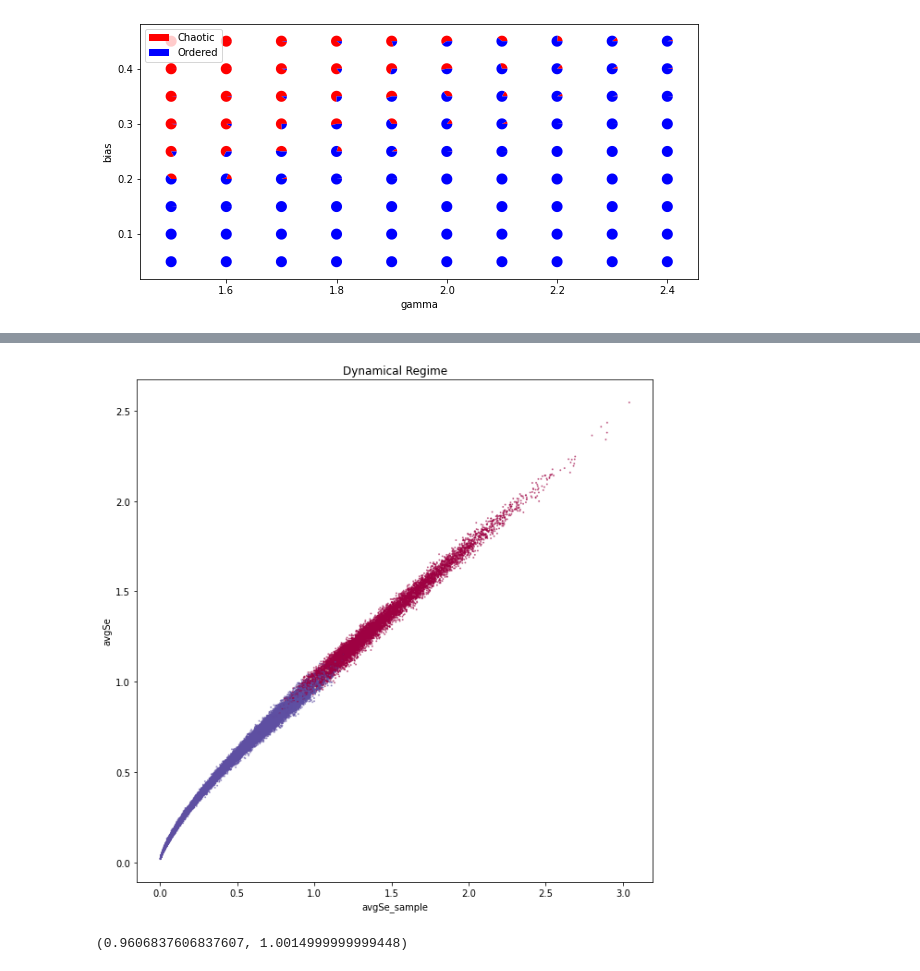
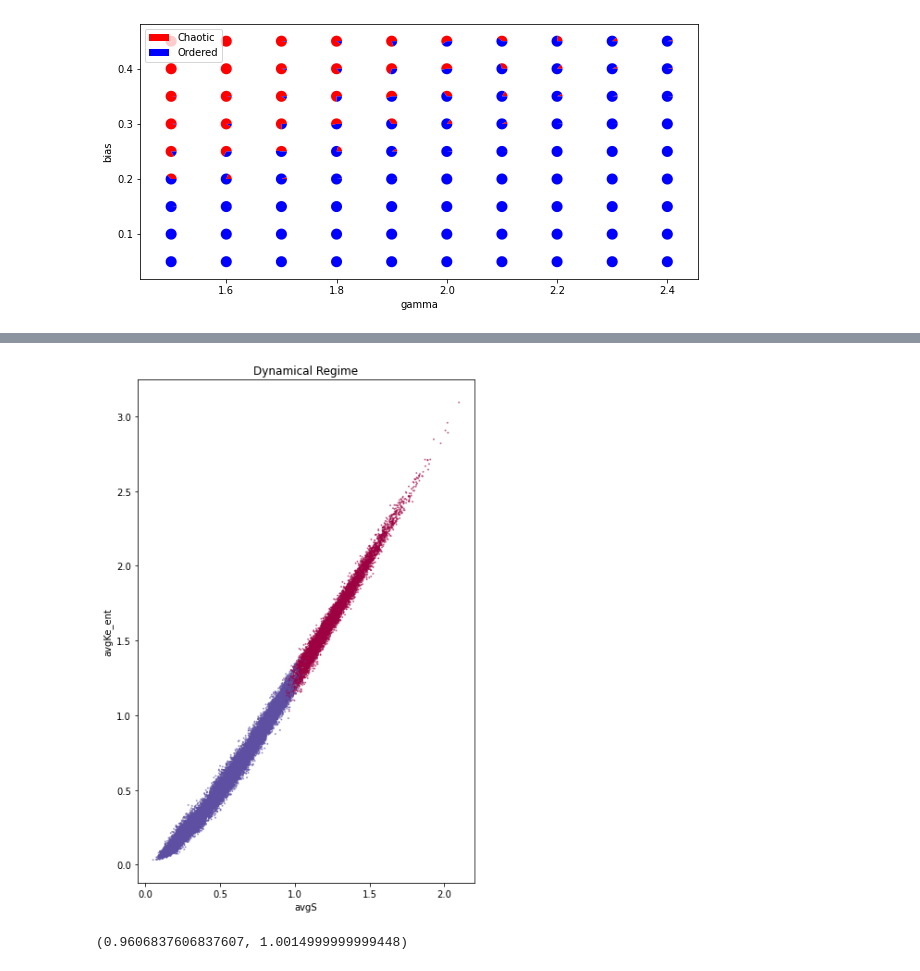
Before and after one commit to fcphysics/CriticalityHeteroBNets, a Jupyter notebook: results_import.ipynb, the cells around one changed output, grey strips where cells are left out. Drawn from its saved outputs; the diff is of its cells as text; code cells hidden in the pictures.

```diff
--- a/results_import.ipynb
+++ b/results_import.ipynb
@@ -75,12 +76,17 @@ for _,row in df.iterrows():
 
 dfall = pd.DataFrame(dictall)
 
+dfall['entropy'] = -(dfall['bias']*np.log2(dfall['bias']))-((1-dfall['bias'])*np.log2(1-dfall['bias']))
+dfall['entropy'] = -(dfall['bias']*np.log(dfall['bias']))-((1-dfall['bias'])*np.log(1-dfall['bias']))
+dfall['variance'] = dfall['bias']*(1-dfall['bias'])
+
 dfall['avgS']=dfall['avgKe']-dfall['avgKc']
-dfall['avgSe']=3.33*dfall['avgKe']*dfall['bias']*(1-dfall['bias'])
-dfall['avgSk']=2*dfall['avgK']*dfall['bias']*(1-dfall['bias'])
+dfall['avgSe']=3.33*dfall['avgKe']*dfall['variance']
+dfall['avgSk']=2*dfall['avgK']*dfall['variance']
 dfall['regime']=(dfall['Derrida']>1).astype(int) - (dfall['Derrida']<1).astype(int)
 dfall['bve']=dfall['avgSe']/(2*dfall['avgK'])
 dfall['avgSe_sample']=3.33*dfall['avgKe']*dfall['bve']
+dfall['avgKe_ent']=dfall['avgKe']*dfall['entropy']
 dfall=dfall.sample(frac = 1)
 dfall
 # %% [output]
@@ -114,16 +267,17 @@ plt.show()
 # %%
 fig, ax = plt.subplots(figsize=(10, 10),facecolor='white')
 ax.set_facecolor('white')
-varx = 'avgSe_sample'
-vary = 'avgSe'
+varx = 'avgS'
+vary = 'avgKe_ent'
 cmap = plt.cm.get_cmap('Spectral').reversed()
 sc=ax.scatter(dfall[varx],dfall[vary],s=1,c=dfall['regime'],cmap=cmap,norm=CenteredNorm(vcenter=0,halfrange=1.0),alpha=0.5)
+ax.set_aspect('equal', 'box')
 plt.xlabel(varx)
 plt.ylabel(vary)
 plt.title("Dynamical Regime")
 plt.show()
 # %% [output]
-[figure, old version]
+[figure, new version]
 # %%
 max([(np.mean(dfall['regime']==((dfall['avgSk']*scale>1).astype(int)-(dfall['avgSk']*scale<1).astype(int))),scale) for scale in np.arange(0.5,1.5,0.0005)])
 # %% [output]
```
Also changed, not shown: parts of 16 cells of this notebook.
